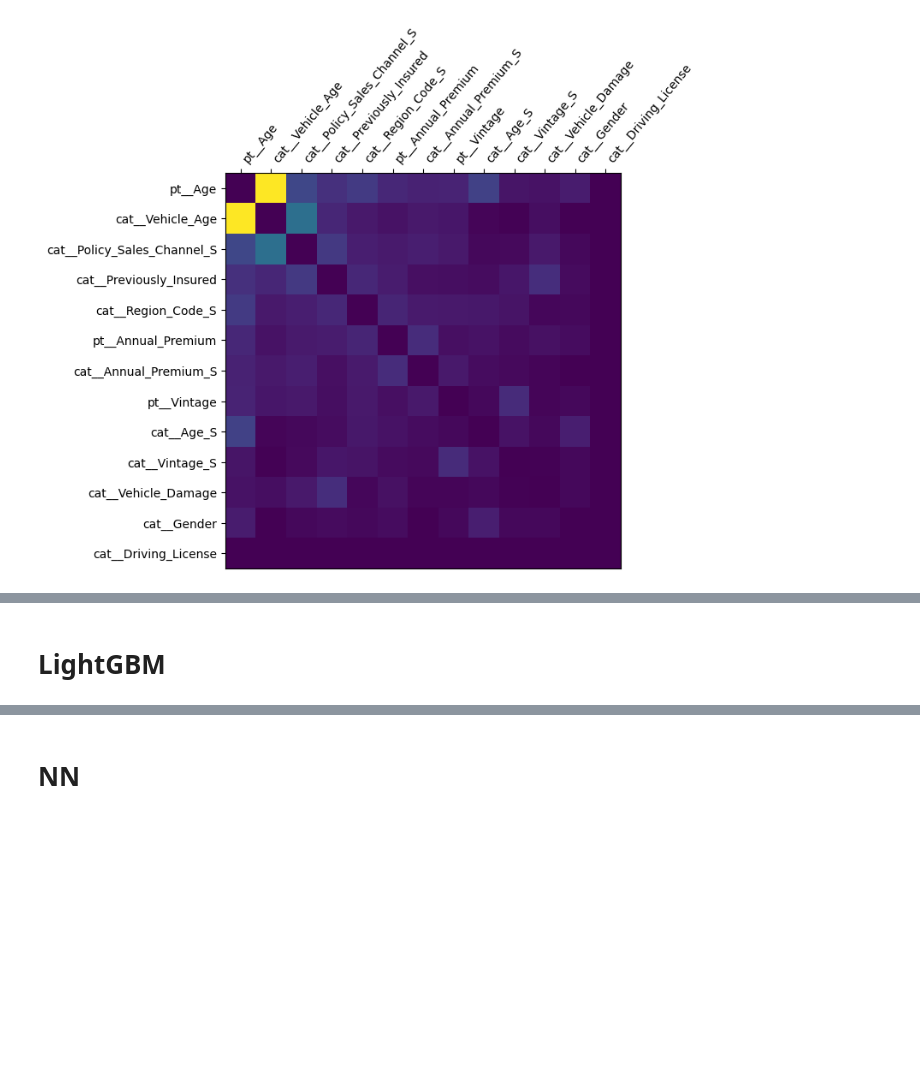
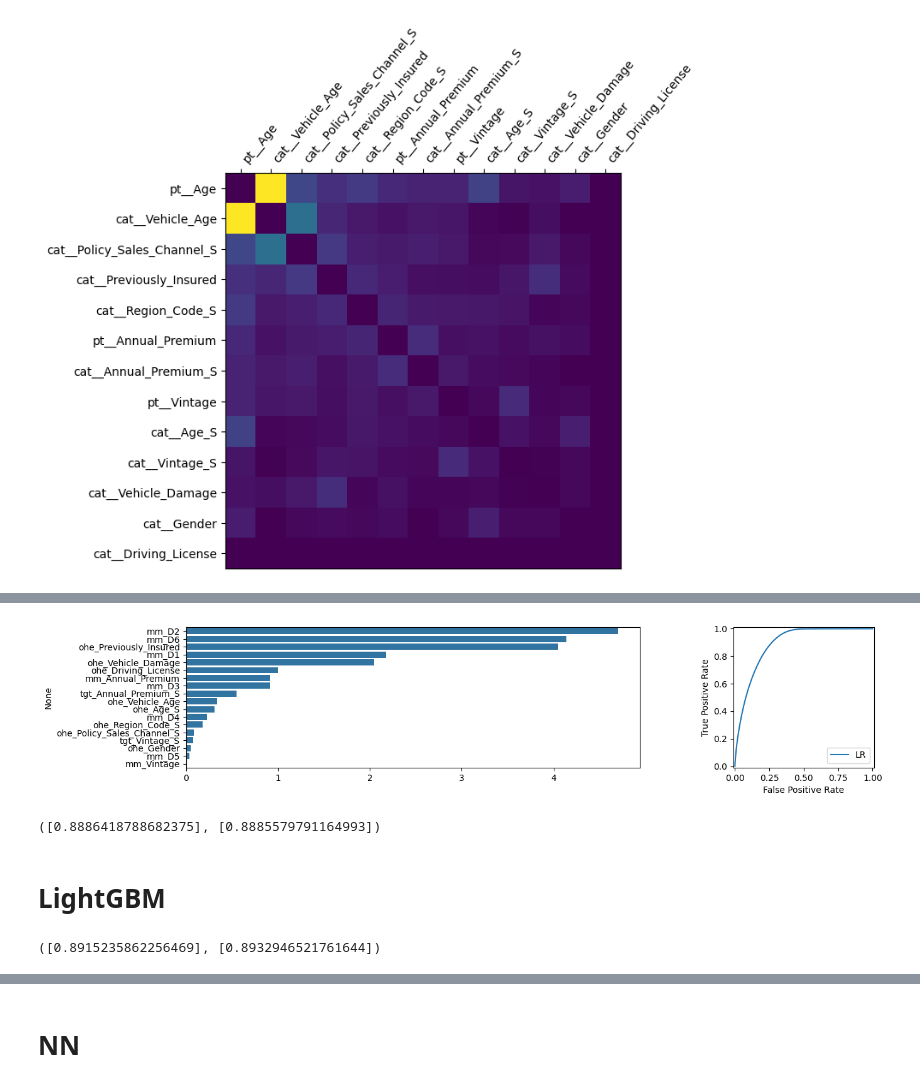
Before and after one commit to sunkusun9/sunkusun9, a Jupyter notebook: kaggle/PGS4_ep7/1. data_wrangling.ipynb, the cells around one changed output, grey strips where cells are left out. Saved outputs shown, nothing was run; the diff lists cells and outputs as text; code cells hidden in the pictures; blank space fills up the shorter version.

```diff
--- a/kaggle/PGS4_ep7/1. data_wrangling.ipynb
+++ b/kaggle/PGS4_ep7/1. data_wrangling.ipynb
@@ -895,11 +884,44 @@ result['valid_scores'], result['train_scores']
+# %%
+hparams = {
+    'model_params': {},
+    'X_tgt': ['Vintage_S', 'Annual_Premium_S'],
+    'X_mm': ['Annual_Premium', 'Vintage', 'D1', 'D2', 'D3', 'D4', 'D5', 'D6'],
+    'X_ohe': ['Vehicle_Damage', 'Previously_Insured', 'Policy_Sales_Channel_S', 'Age_S', 'Vehicle_Age', 'Region_Code_S',
+              'Gender', 'Driving_License'],
+    'ohe': {'drop': 'first', 'handle_unknown': 'ignore'},
+}
+
+result = sc.cache_result(
+    'LR4',
+    lambda : sgml.cv(df_train, ss, hparams, config, lr_adapter, result_proc=sgml.m_learning_result)
+)
+# %%
+from sklearn.metrics import RocCurveDisplay, roc_curve
+s_coef = pd.Series(
+    result['model_result'][0]['model'].coef_[0],
+    index=result['model_result'][0]['variables']
+)
+s_vars = s_coef.index.to_series().str.split('__|_').apply(
+    lambda x: '_'.join(x[:([i for i in range(len(x), 0, -1) if '_'.join(x[1:i]) in pd_procs.df_var.index] + [len(x)])[0]])
+)
+fig, axes = plt.subplots(1, 2, figsize=(16, 3))
+s_coef.abs().groupby(s_vars).mean().sort_values(ascending=False).pipe(lambda x: sns.barplot(y=x.index, x=x.values, ax=axes[0]))
+fpr, tpr, _ = roc_curve(df_train.loc[result['valid_prd'].index, target], result['valid_prd'])
+RocCurveDisplay(fpr=fpr, tpr=tpr, estimator_name='LR').plot(ax=axes[1])
+plt.tight_layout()
+plt.show()
+result['valid_scores'], result['train_scores']
+# %% [output]
+[figure, added]
+([0.8886418788682375], [0.8885579791164993])
 # %% [markdown]
 # LightGBM
 # %%
 hparams = {
-    'model_params': {'n_estimators': 100, 'learning_rate': 0.1, 'num_leaves': 128},
-    'X_tgt': ['VA_Age', 'VD_PSC'],
-    'X_num': ['Annual_Premium', 'Vintage', 'Age'],
-    'X_cat': ['Annual_Premium_S', 'Vintage_S', 'Vehicle_Damage', 'Previously_Insured', 'Policy_Sales_Channel_S', 'Age_S', 'Vehicle_Age', 'Region_Code_S',
+    'model_params': {'n_estimators': 100, 'learning_rate': 0.1, 'num_leaves': 127},
+    'X_tgt': ['Annual_Premium_S'],
+    'X_num': ['Annual_Premium', 'Age', 'D1', 'D2', 'D3', 'D4', 'D5', 'D6'],
+    'X_cat': ['Vehicle_Damage', 'Previously_Insured', 'Policy_Sales_Channel_S', 'Age_S', 'Vehicle_Age', 'Region_Code_S',
               'Gender', 'Driving_License'],
 }
 
@@ -908,6 +930,8 @@ result = sc.cache_result(
     lambda : sgml.cv(df_train, ss,  hparams, config, lgb_adapter, result_proc=sgml.m_learning_result)
 )
 result['valid_scores'], result['train_scores']
+# %% [output]
+([0.8915235862256469], [0.8932946521761644])
 # %%
 explainer = sc.cache_result(
     'lgb_shap_explainer', lambda : shap.TreeExplainer(result['model_result'][0]['model'])
```
Also changed, not shown: parts of 35 cells of this notebook, 1 other file.
